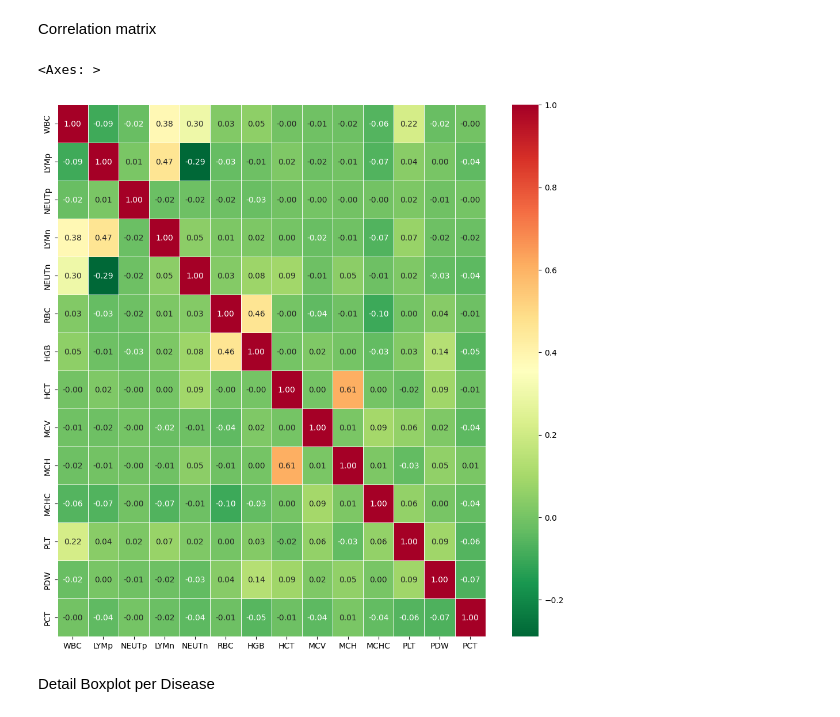
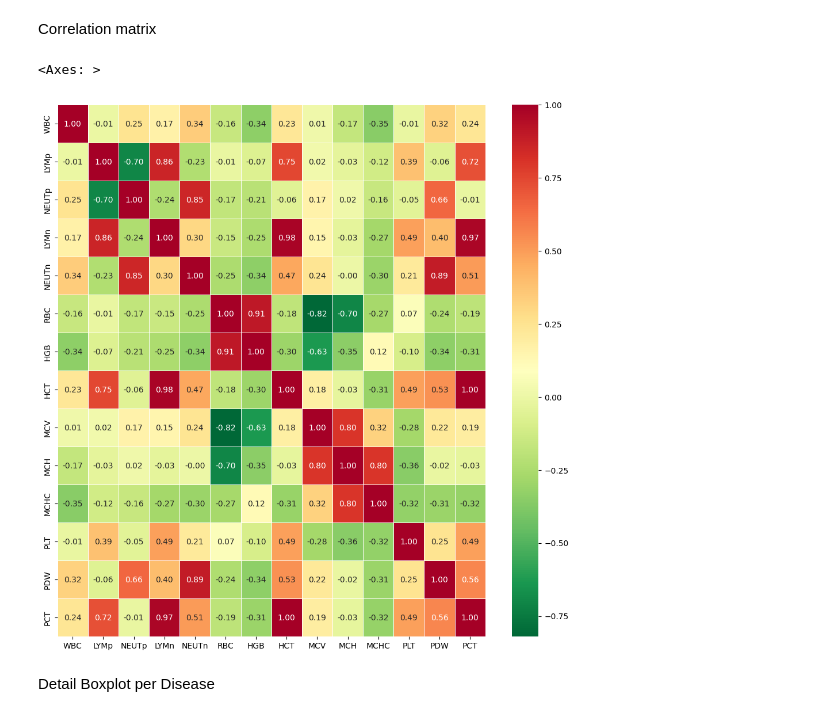
Before and after one commit to ave-the/DSPRO1, a Jupyter notebook: DQA_DiseaseClassification.ipynb, the cells around one changed output. Saved outputs shown, nothing was run; the diff lists cells and outputs as text; code cells hidden in the pictures.

```diff
--- a/DQA_DiseaseClassification.ipynb
+++ b/DQA_DiseaseClassification.ipynb
@@ -130,11 +130,13 @@ df.describe()
 Correlation matrix
 # %%
 plt.subplots(figsize=(12, 12))
-X = df.drop('Diagnosis', axis=1)
+df_iron = df[df["Diagnosis"] == "Macrocytic anemia"]
+
+X = df_iron.drop('Diagnosis', axis=1)
 sns.heatmap(X.corr(), annot=True, cmap='RdYlGn_r', linewidths=0.5, fmt='.2f')
 # %% [output]
 <Axes: >
-[figure, old version]
+[figure, new version]
 # %% [markdown]
 Detail Boxplot per Disease
 # %%
```
Also changed, not shown: 1 other file.
